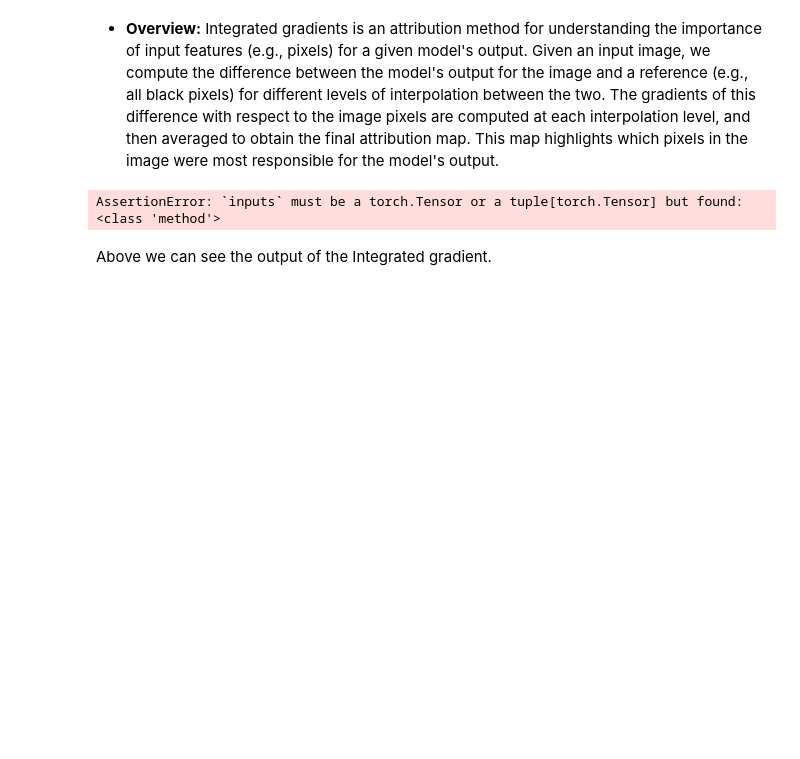
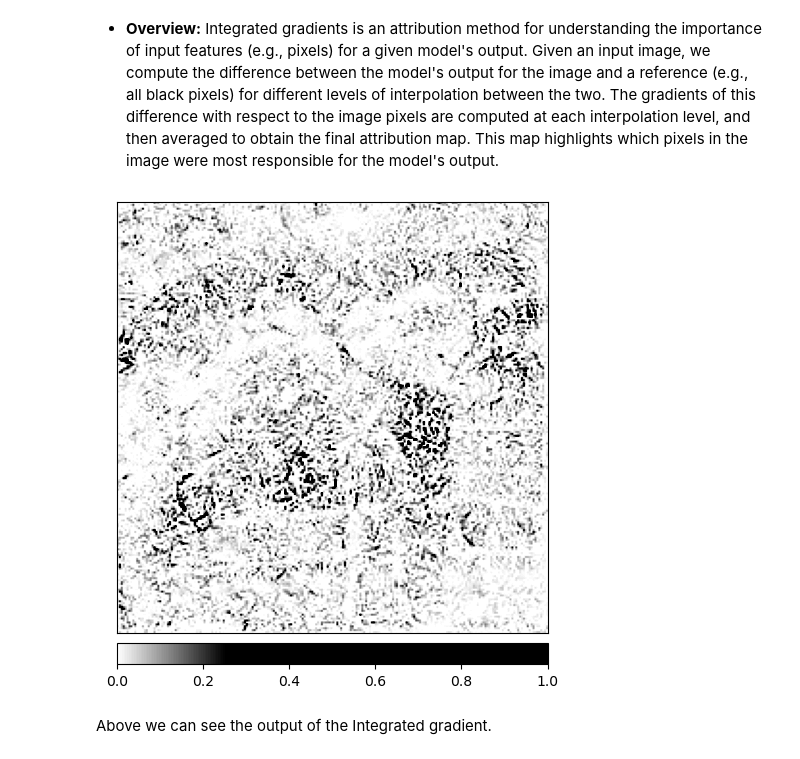
Before and after one commit to adrienloizeau/XAI-Bounding-Box, a Jupyter notebook: classic_xai_methods.ipynb, the cells around one changed output. Saved outputs shown, nothing was run; the diff lists cells and outputs as text; code cells hidden in the pictures; blank space fills up the shorter version.

```diff
--- a/classic_xai_methods.ipynb
+++ b/classic_xai_methods.ipynb
@@ -196,35 +196,35 @@ prediction_score, pred_label_idx = torch.topk(output, 1)
 # %%
 from captum.attr import IntegratedGradients
 
 # Variables and desired prediction
-output = resnet34(img_preprocessed)
+output = resnet34(img.unsqueeze(0))
 values, indices = torch.topk(output, 3)
 output = F.softmax(output, dim=1)
 prediction_score, pred_label_idx = torch.topk(output, 1)
 pred_label_idx.squeeze_()
 predicted_label = classes[torch.argmax(output, 1).item()]
 
 # Captum's librairy integrated gradients
 integrated_gradients = IntegratedGradients(resnet34)
 attributions_ig = integrated_gradients.attribute(
-    input, target=pred_label_idx, n_steps=200
+    img.unsqueeze(0), target=pred_label_idx, n_steps=200
 )
 default_cmap = LinearSegmentedColormap.from_list(
     "custom blue", [(0, "#ffffff"), (0.25, "#000000"), (1, "#000000")], N=256
 )
 
 
 _ = viz.visualize_image_attr(
     np.transpose(attributions_ig.squeeze().cpu().detach().numpy(), (1, 2, 0)),
     np.transpose(img.squeeze().cpu().detach().numpy(), (1, 2, 0)),
     "heat_map",
     cmap=default_cmap,
     show_colorbar=True,
     sign="positive",
     outlier_perc=1,
 )
 # %% [output]
-AssertionError: `inputs` must be a torch.Tensor or a tuple[torch.Tensor] but found: <class 'method'>
+[figure, added]
 # %% [markdown]
 Above we can see the output of the Integrated gradient.
 # %%
```
